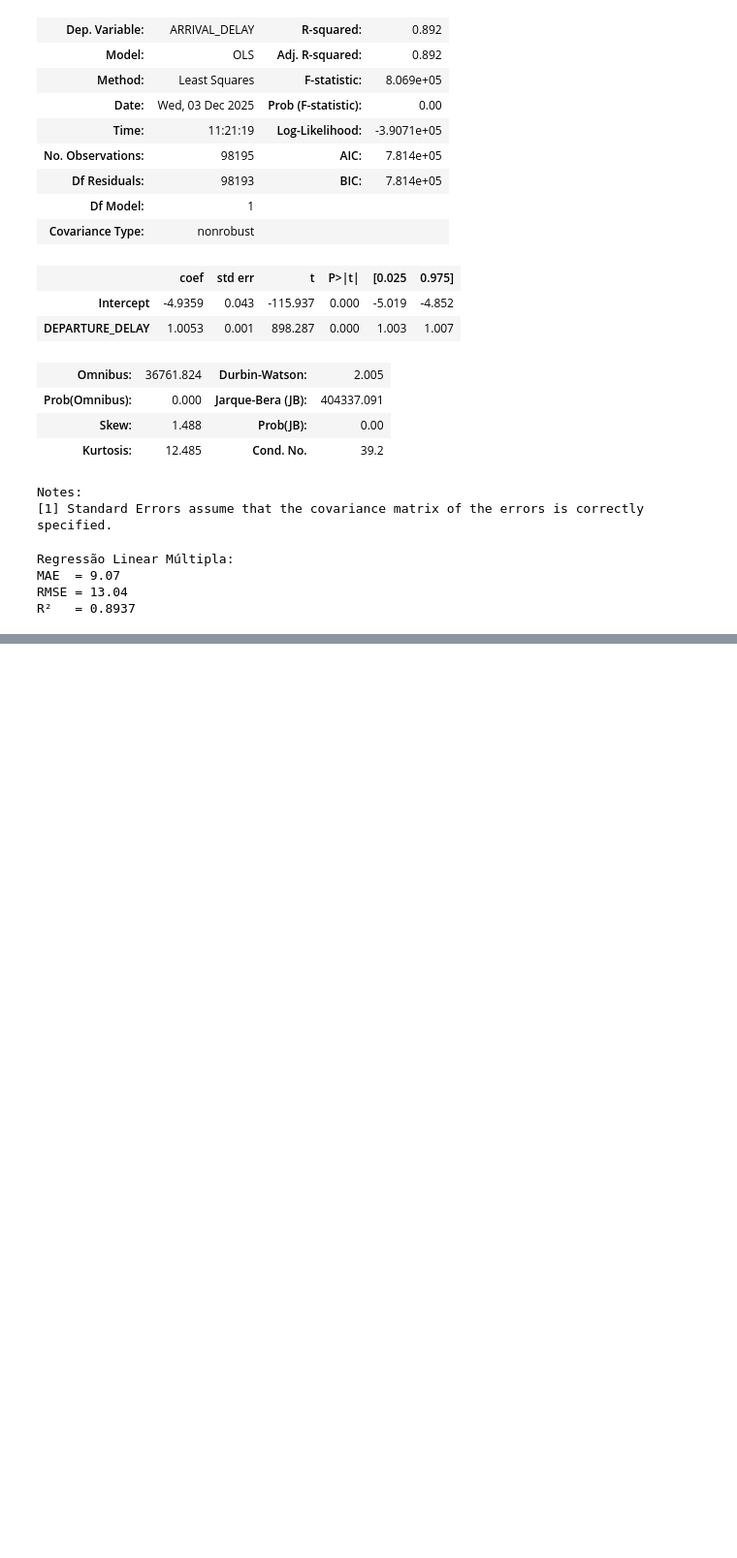
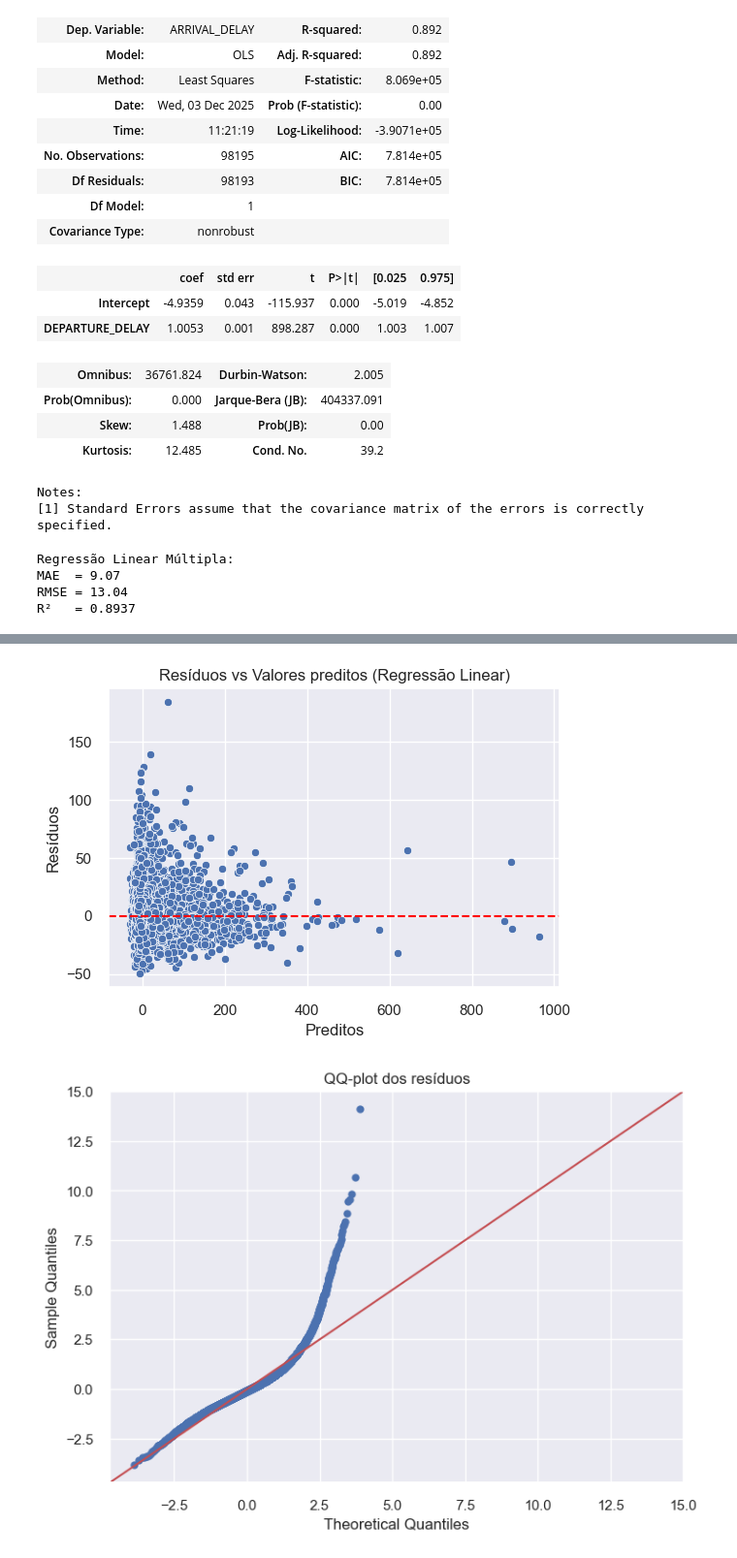
Before and after one commit to JoaoDario632/implementa-o-Segunda-Avaliacao-Girotto, a Jupyter notebook: projeto_modelagem_inicial.ipynb, the cells around one changed output, grey strips where cells are left out. Shown at 97% size. Drawn from its saved outputs; the diff is of its cells as text; code cells hidden in the pictures; blank space fills up the shorter version.

Commit message:
Adcionando componentes de regressão

```diff
--- a/projeto_modelagem_inicial.ipynb
+++ b/projeto_modelagem_inicial.ipynb
@@ -308,3 +305,20 @@ Regressão Polinomial (grau 2):
 MAE  = 9.07
 RMSE = 13.03
 R**2   = 0.8938
+# %%
+residuos = y_test - pred_lr
+
+plt.figure(figsize=(6,4))
+sns.scatterplot(x=pred_lr, y=residuos)
+plt.axhline(0, color='red', linestyle='--')
+plt.xlabel("Preditos")
+plt.ylabel("Resíduos")
+plt.title("Resíduos vs Valores preditos (Regressão Linear)")
+plt.show()
+
+sm.qqplot(residuos, line='45', fit=True)
+plt.title("QQ-plot dos resíduos")
+plt.show()
+# %% [output]
+[figure, added]
+[figure, added]
```
Also changed, not shown: parts of 7 cells of this notebook.
